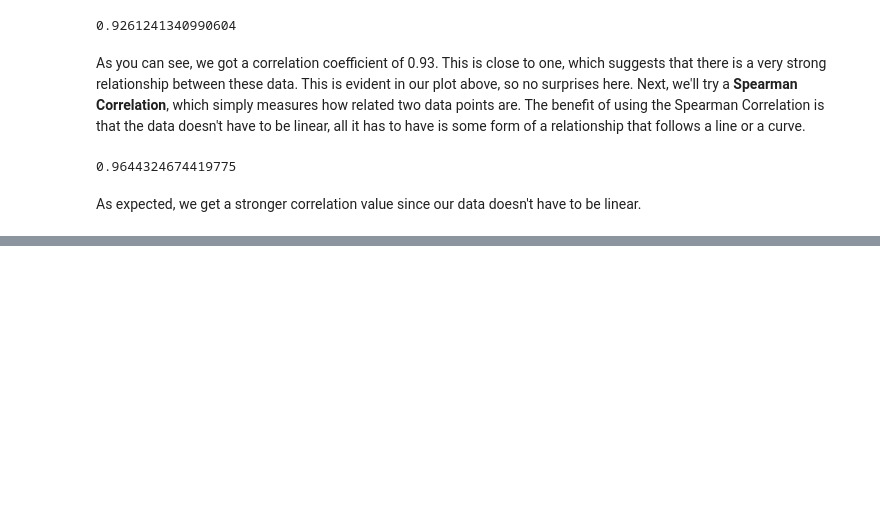
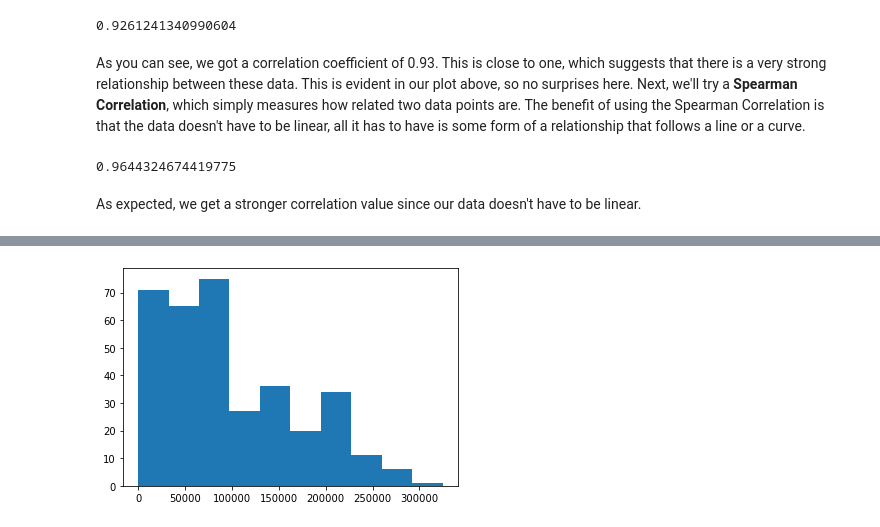
Before and after one commit to Sci-Teens/ecology-program, a Jupyter notebook: lessons/4_introduction_to_statistical_testing.ipynb, the cells around one changed output, grey strips where cells are left out. Cells and saved outputs as stored; diff of their text form; code cells hidden in the pictures; blank space fills up the shorter version.

```diff
--- a/lessons/4_introduction_to_statistical_testing.ipynb
+++ b/lessons/4_introduction_to_statistical_testing.ipynb
@@ -167,0 +190,6 @@ As expected, we get a stronger correlation value since our data doesn't have to
+# %%
+# TODO: Create a histogram of the New York daily tests issued
+plt.hist(new_york_data['totalTestResultsIncrease'])
+plt.show()
+# %% [output]
+[figure, added]
```
Also changed, not shown: parts of 8 cells of this notebook.
